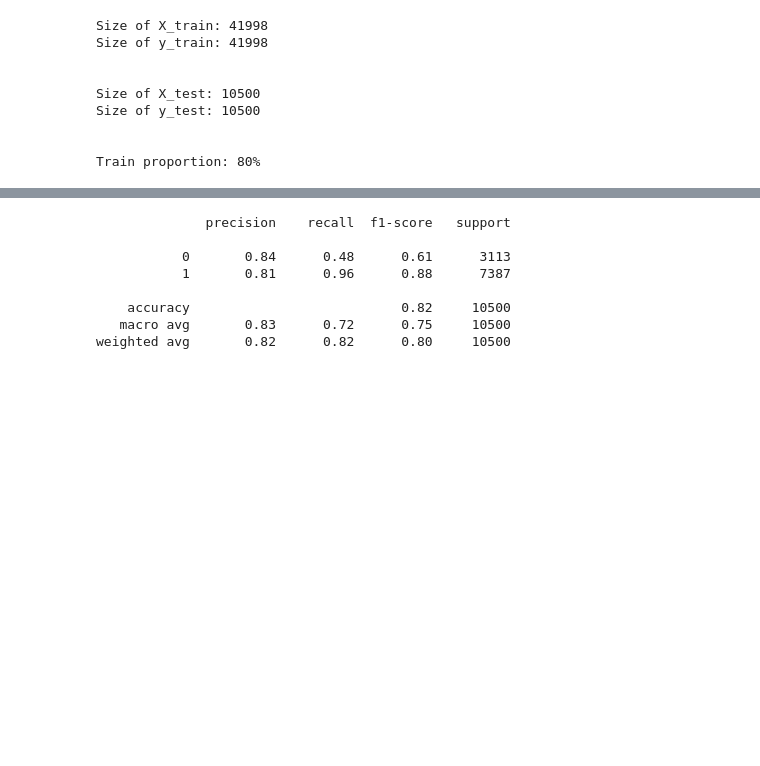
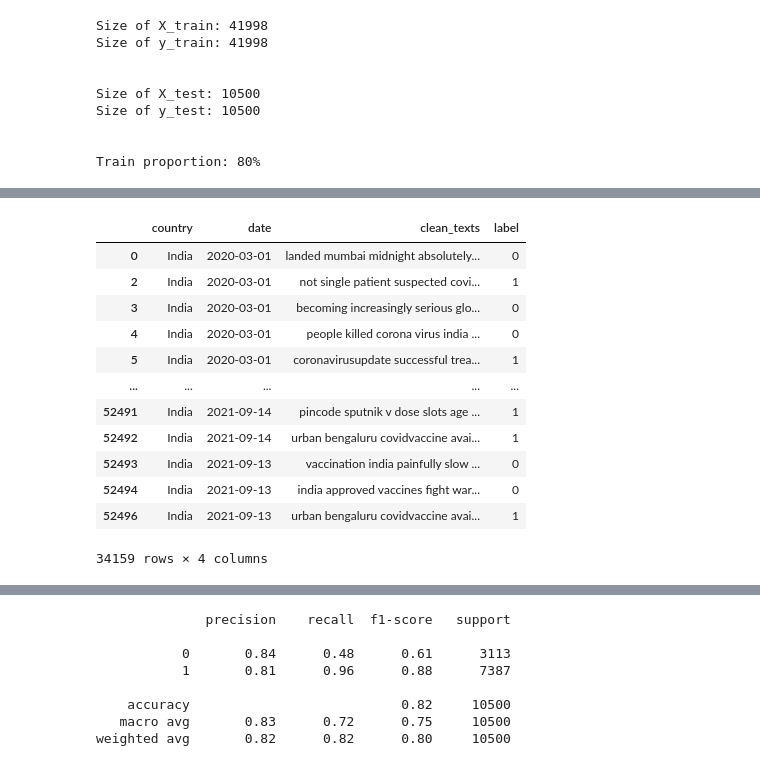
Before and after one commit to ayushjain9/NLP_SentimentAnalysis, a Jupyter notebook: final.ipynb, the cells around one changed output, grey strips where cells are left out. Cells and saved outputs as stored; diff of their text form; code cells hidden in the pictures; blank space fills up the shorter version.

```diff
--- a/final.ipynb
+++ b/final.ipynb
@@ -56,0 +86,18 @@ Train proportion: 80%
+# %%
+# under_df = df_India['label' = 1]#.sample(frac =.7)
+under_df = df_India.drop(df_India.query('label == 1').sample(frac=.5).index)
+under_df
+# %% [output]
+|  | country | date | clean_texts | label |
+| 0 | India | 2020-03-01 | landed mumbai midnight absolutely... | 0 |
+| 2 | India | 2020-03-01 | not single patient suspected covi... | 1 |
+| 3 | India | 2020-03-01 | becoming increasingly serious glo... | 0 |
+| 4 | India | 2020-03-01 | people killed corona virus india ... | 0 |
+| 5 | India | 2020-03-01 | coronavirusupdate successful trea... | 1 |
+| ... | ... | ... | ... | ... |
+| 52491 | India | 2021-09-14 | pincode sputnik v dose slots age ... | 1 |
+| 52492 | India | 2021-09-14 | urban bengaluru covidvaccine avai... | 1 |
+| 52493 | India | 2021-09-13 | vaccination india painfully slow ... | 0 |
+| 52494 | India | 2021-09-13 | india approved vaccines fight war... | 0 |
+| 52496 | India | 2021-09-13 | urban bengaluru covidvaccine avai... | 1 |
+34159 rows × 4 columns
```
Also changed, not shown: parts of 7 cells of this notebook.
